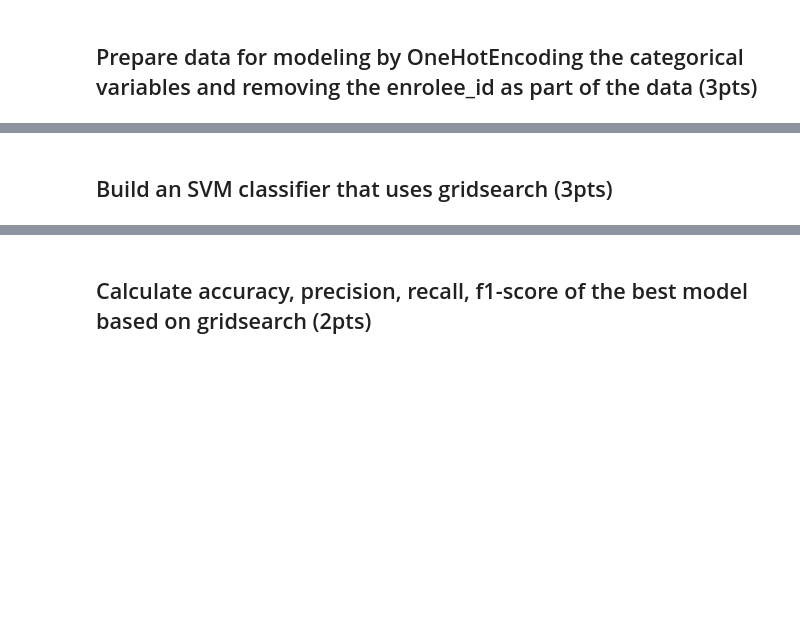
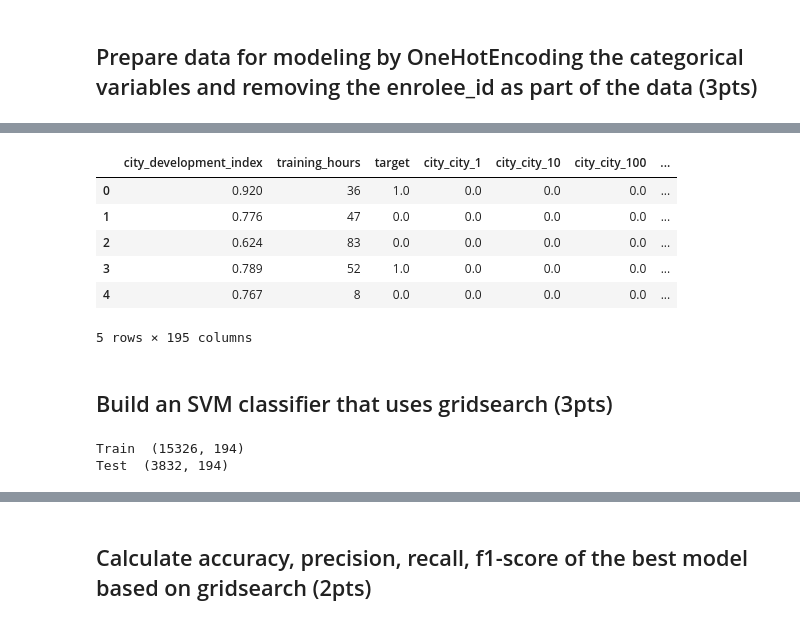
Before and after one commit to Astrathena18/DataSci, a Jupyter notebook: 02_preprocessing_gridsearch_student.ipynb, the cells around one changed output, grey strips where cells are left out. Saved outputs shown, nothing was run; the diff lists cells and outputs as text; code cells hidden in the pictures; blank space fills up the shorter version.

```diff
--- a/02_preprocessing_gridsearch_student.ipynb
+++ b/02_preprocessing_gridsearch_student.ipynb
@@ -162,6 +126,33 @@ model_data2.head()
+# %%
+multi_categorical_features = ['city', 'gender', 'relevent_experience', 'enrolled_university', 'education_level', 'major_discipline',
+                              'experience', 'company_size', 'company_type', 'last_new_job']
+
+enc = OneHotEncoder(handle_unknown='ignore')
+res = enc.fit_transform(model_data[multi_categorical_features])
+res_df = pd.DataFrame(res.todense(), columns=enc.get_feature_names_out())
+
+model_data.drop(multi_categorical_features, axis=1, inplace=True)
+model_data = pd.concat([model_data, res_df], axis=1)
+
+model_data.head()
+# %% [output]
+|  | city_development_index | training_hours | target | city_city_1 | city_city_10 | city_city_100 | ... |
+| 0 | 0.920 | 36 | 1.0 | 0.0 | 0.0 | 0.0 | ... |
+| 1 | 0.776 | 47 | 0.0 | 0.0 | 0.0 | 0.0 | ... |
+| 2 | 0.624 | 83 | 0.0 | 0.0 | 0.0 | 0.0 | ... |
+| 3 | 0.789 | 52 | 1.0 | 0.0 | 0.0 | 0.0 | ... |
+| 4 | 0.767 | 8 | 0.0 | 0.0 | 0.0 | 0.0 | ... |
+5 rows × 195 columns
 # %% [markdown]
 ## Build an SVM classifier that uses gridsearch (3pts)
 # %%
 X = model_data.drop(labels=['target'], axis=1)
 y = model_data['target']
+
+X_train, X_test, y_train, y_test = train_test_split(X, y, test_size=0.2, random_state=42, stratify=y)
+print("Train ", X_train.shape)
+print("Test ", X_test.shape)
+# %% [output]
+Train  (15326, 194)
+Test  (3832, 194)
 # %%
```
Also changed, not shown: parts of 13 cells of this notebook, 1 other file.
